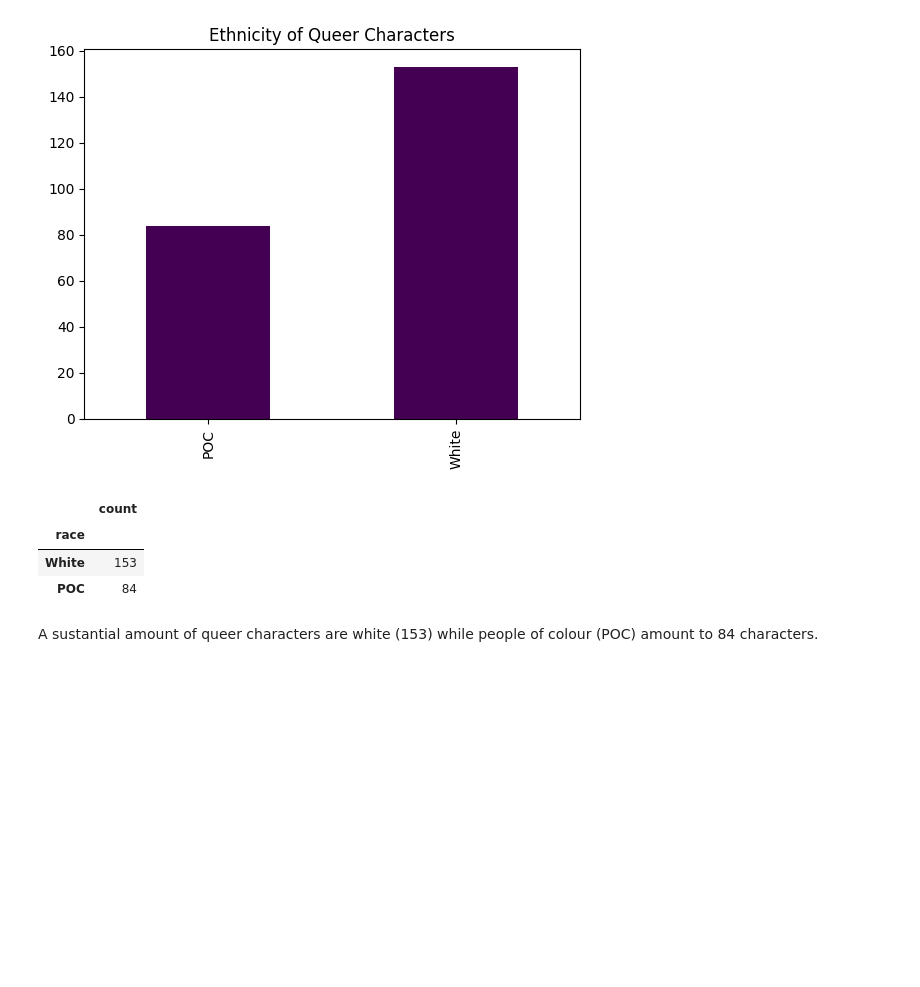
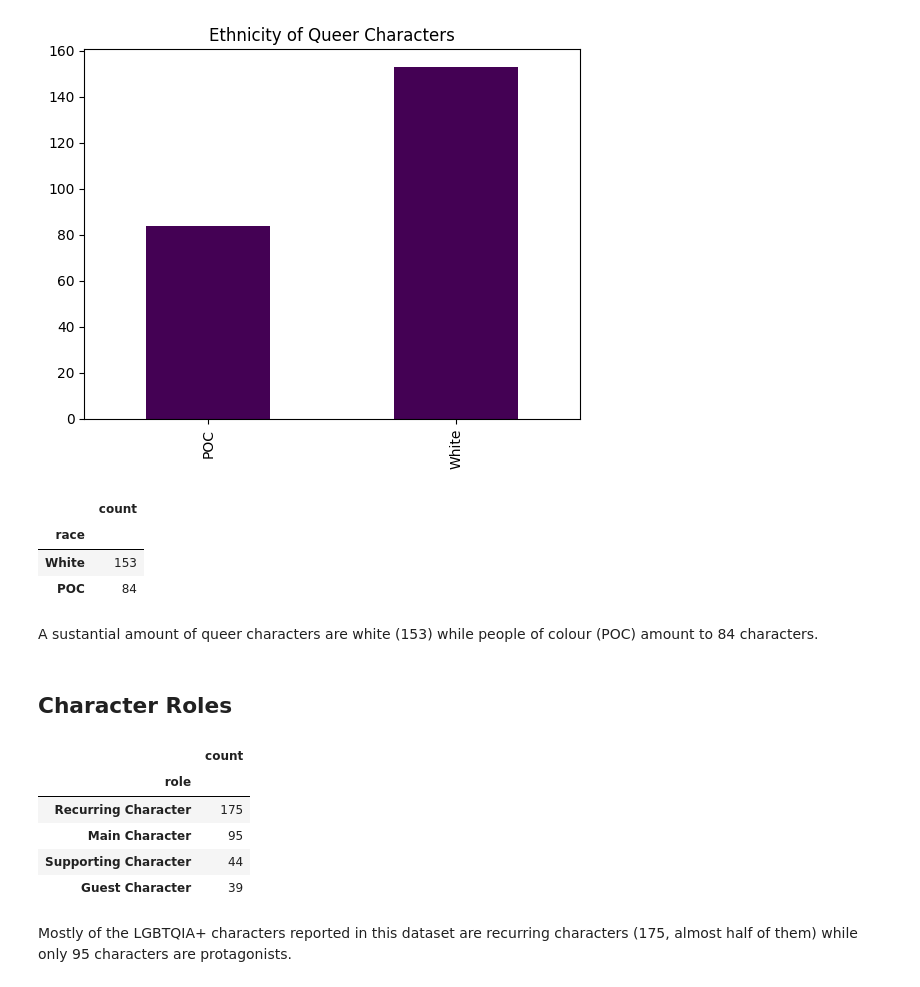
Before and after one commit to aiko-isnt-ded/lgbtqia-rep, a Jupyter notebook: notebooks/animated_demographics.ipynb, the cells around one changed output. Cells and saved outputs as stored; diff of their text form; code cells hidden in the pictures; blank space fills up the shorter version.

```diff
--- a/notebooks/animated_shows.ipynb
+++ b/notebooks/animated_demographics.ipynb
@@ -169,3 +168,16 @@ demographics["race"].value_counts().to_frame()
 | POC | 84 |
 # %% [markdown]
 A sustantial amount of queer characters are white (153) while people of colour (POC) amount to 84 characters.
+# %% [markdown]
+## Character Roles
+# %%
+demographics["role"].value_counts().sort_values(ascending=False).to_frame()
+# %% [output]
+|  | count |
+| role |  |
+| Recurring Character | 175 |
+| Main Character | 95 |
+| Supporting Character | 44 |
+| Guest Character | 39 |
+# %% [markdown]
+Mostly of the LGBTQIA+ characters reported in this dataset are recurring characters (175, almost half of them) while only 95 characters are protagonists.
```
Also changed, not shown: parts of 2 cells of this notebook, 2 other files.
